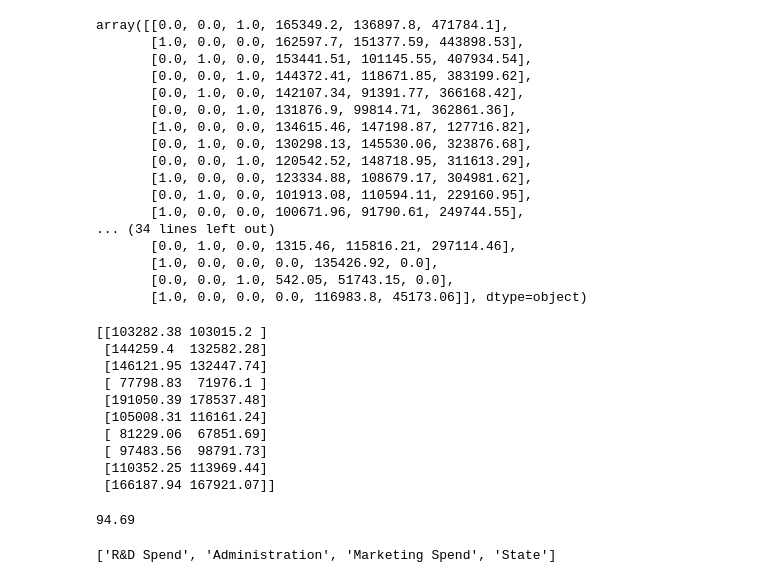
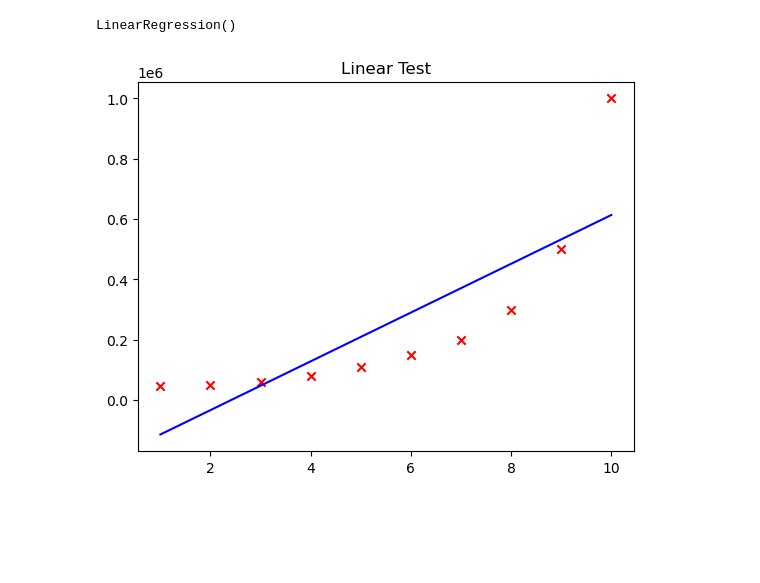
Before and after one commit to thodoris-spyridis/Data-analysis-visualization-web-app, a Jupyter notebook: testing.ipynb, the cells around one changed output. Drawn from its saved outputs; the diff is of its cells as text; code cells hidden in the pictures; blank space fills up the shorter version.

```diff
--- a/testing.ipynb
+++ b/testing.ipynb
@@ -23,22 +25,0 @@ y = my_data.iloc[:, -1].values
-# %%
-ct = ColumnTransformer(transformers=[("encoder", OneHotEncoder(), [3])], remainder="passthrough")
-x = np.array(ct.fit_transform(x))
-x
-# %% [output]
-array([[0.0, 0.0, 1.0, 165349.2, 136897.8, 471784.1],
-       [1.0, 0.0, 0.0, 162597.7, 151377.59, 443898.53],
-       [0.0, 1.0, 0.0, 153441.51, 101145.55, 407934.54],
-       [0.0, 0.0, 1.0, 144372.41, 118671.85, 383199.62],
-       [0.0, 1.0, 0.0, 142107.34, 91391.77, 366168.42],
-       [0.0, 0.0, 1.0, 131876.9, 99814.71, 362861.36],
-       [1.0, 0.0, 0.0, 134615.46, 147198.87, 127716.82],
-       [0.0, 1.0, 0.0, 130298.13, 145530.06, 323876.68],
-       [0.0, 0.0, 1.0, 120542.52, 148718.95, 311613.29],
-       [1.0, 0.0, 0.0, 123334.88, 108679.17, 304981.62],
-       [0.0, 1.0, 0.0, 101913.08, 110594.11, 229160.95],
-       [1.0, 0.0, 0.0, 100671.96, 91790.61, 249744.55],
-... (34 lines left out)
-       [0.0, 1.0, 0.0, 1315.46, 115816.21, 297114.46],
-       [1.0, 0.0, 0.0, 0.0, 135426.92, 0.0],
-       [0.0, 0.0, 1.0, 542.05, 51743.15, 0.0],
-       [1.0, 0.0, 0.0, 0.0, 116983.8, 45173.06]], dtype=object)
@@ -51,32 +26,14 @@ y_pred = regressor.predict(x_test)
-# %%
-np.set_printoptions(precision=2)
-print(np.concatenate((y_test.reshape(len(y_test),1), y_pred.reshape(len(y_pred),1)), axis=1))
-round(explained_variance_score(y_test, y_pred) * 100, 2)
-# %% [output]
-[[103282.38 103015.2 ]
- [144259.4  132582.28]
- [146121.95 132447.74]
- [ 77798.83  71976.1 ]
- [191050.39 178537.48]
- [105008.31 116161.24]
- [ 81229.06  67851.69]
- [ 97483.56  98791.73]
- [110352.25 113969.44]
- [166187.94 167921.07]]
-94.69
-# %%
-column_list = list(my_data.columns)[:-1]
-column_list
-# %% [output]
-['R&D Spend', 'Administration', 'Marketing Spend', 'State']
-# %%
-plt.style.use("ggplot")
-fig, ax = plt.subplots(nrows=1, ncols=len(column_list), constrained_layout=True, figsize=(30,5))
-fig.suptitle("Features vs target-prediction")
-for n in range(len(column_list)):
-    ax[n].scatter(x=x_test[:, n], y=y_test, marker="o", c="b")
-    ax[n].scatter(x=x_test[:, n], y=y_pred, marker="x", c="r")
-    ax[n].set_title(f"{column_list[n]}")
-    ax[n].set_ylabel("target-prediction")
-plt.savefig("test-plot.png")
-plt.close()
+# %%
+linear_regr = LinearRegression()
+linear_regr.fit(x, y)
+# %% [output]
+LinearRegression()
+# %%
+y_pred_lin = linear_regr.predict(x)
+# %%
+plt.scatter(x, y, marker="x", color="red")
+plt.plot(x, y_pred_lin, color="blue")
+plt.title("Linear Test")
+plt.show()
+# %% [output]
+[figure, added]
```
Also changed, not shown: parts of 8 cells of this notebook, 3 other files.
